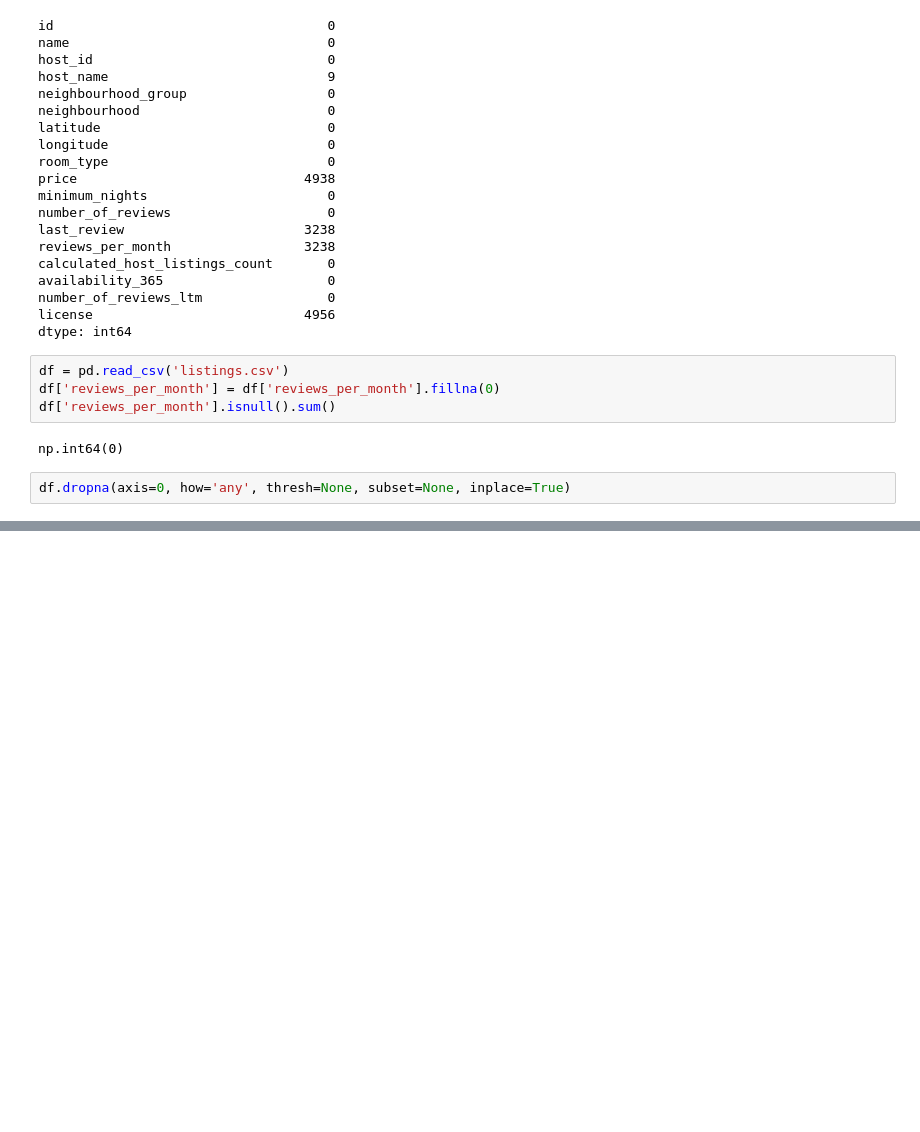
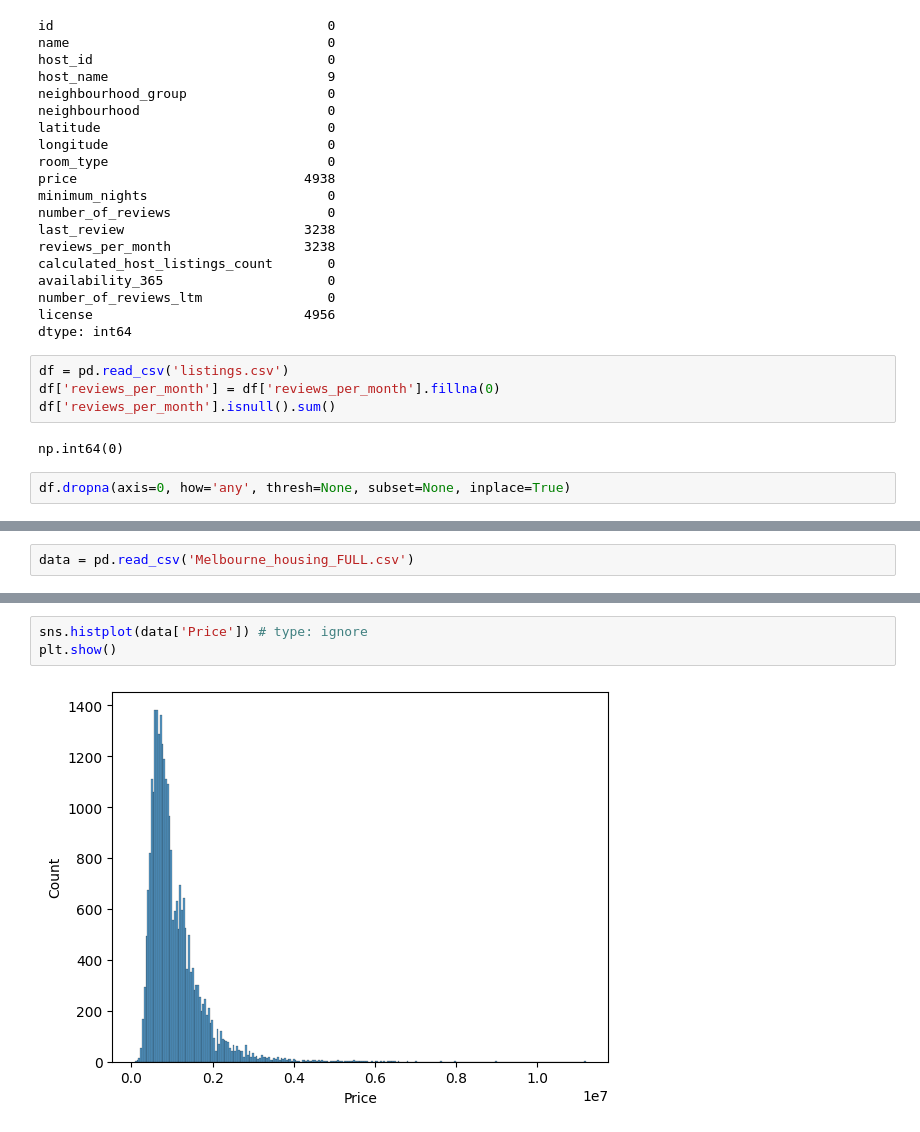
Before and after one commit to WhisperingDreamer/ML-courses, a Jupyter notebook: Classic ml/2ml.ipynb, the cells around one changed output, grey strips where cells are left out. Cells and saved outputs as stored; diff of their text form; blank space fills up the shorter version.

```diff
--- a/Classic ml/2ml.ipynb
+++ b/Classic ml/2ml.ipynb
@@ -131,0 +413,2 @@ df.dropna(axis=0, how='any', thresh=None, subset=None, inplace=True)
+# %%
+data = pd.read_csv('Melbourne_housing_FULL.csv')
@@ -131,0 +438,5 @@ df.dropna(axis=0, how='any', thresh=None, subset=None, inplace=True)
+# %%
+sns.histplot(data['Price']) # type: ignore
+plt.show()
+# %% [output]
+[figure, added]
```
Also changed, not shown: parts of 65 cells of this notebook.
